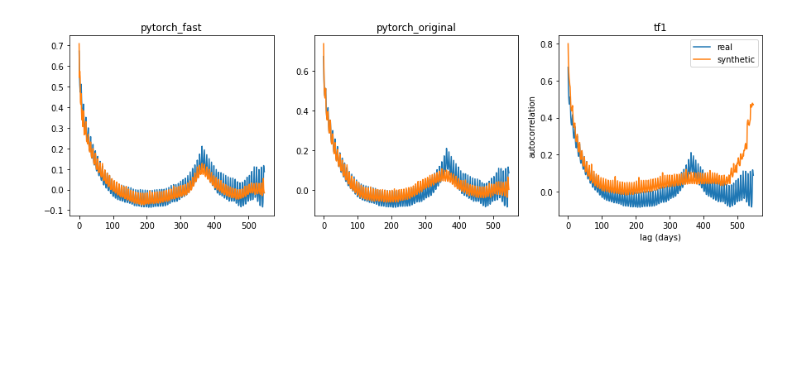
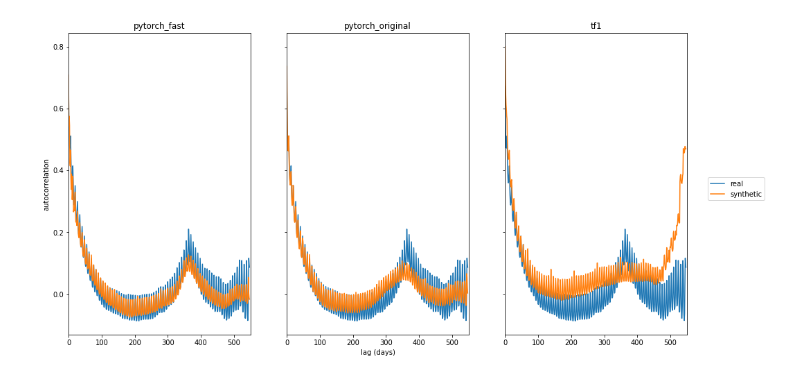
Before and after one commit to gretelai/public_research, a Jupyter notebook: oss_doppelganger/analysis.ipynb, the cells around one changed output. Saved outputs shown, nothing was run; the diff lists cells and outputs as text; code cells hidden in the pictures; blank space fills up the shorter version.

```diff
--- a/oss_doppelganger/analysis.ipynb
+++ b/oss_doppelganger/analysis.ipynb
@@ -79,22 +97,3 @@ synthetic_features = {
     name: np.expand_dims(df.drop(columns=["domain","access","agent"]).to_numpy(), axis=-1)
     for name, df in synthetic.items()
 }
-# %%
-# Plot per sequence midpoints
-# Figure 6 from paper
-plt.figure(figsize=(11,4))
-wwt_midpoints = get_midpoints(wwt_features)
-index = 1
-for name, f in synthetic_features.items():
-    m = get_midpoints(f)
-
-    ax = plt.subplot(1, len(synthetic_features), index)
-    ax.hist(wwt_midpoints, density=True, bins=25, alpha=0.3, label="real")
-    ax.hist(m, density=True, bins=25, alpha=0.3, label="synthetic")
-
-    ax.set_title(name)
-    index += 1
-
-plt.xlabel("midpoint: (min+max)/2")
-plt.legend()
-plt.show()
@@ -146,28 +214,29 @@ for name, df in synthetic.items():
     acf = get_autocorr(features)
     synthetic_acfs[name] = acf
 # %%
-# Plot autocorrelations
-# Figure 1 from paper
+# Image 4, autocorrelation
+# Recreation of Figure 1 from original paper
+
+fig = plt.figure(figsize=(16,8))
+
+axes = fig.subplots(1, len(synthetic_features), sharey=True, sharex=True)
 
 
-plt.figure(figsize=(15,4))
-plot_index = 1
-for name, acf in synthetic_acfs.items():
-
-    ax = plt.subplot(1, len(synthetic), plot_index)
-
+for ax, (name, acf) in zip(axes, synthetic_acfs.items()):
     ax.plot(wwt_acf, label="real")
     ax.plot(acf, label="synthetic")
 
     ax.set_title(name)
 
-    plot_index += 1
 
+axes[0].set_ylabel("autocorrelation")
+axes[1].set_xlabel("lag (days)")
+axes[0].set_xlim(0, 550)
 
-plt.legend()
-plt.xlabel("lag (days)")
-plt.ylabel("autocorrelation")
-#plt.title("Autocorrelation of daily page views for WWT data set")
+handles, labels = axes[0].get_legend_handles_labels()
+fig.legend(loc="center right", handles=handles, labels=labels)
+
+fig.savefig("autocorrelation.png")
 plt.show()
 # %% [output]
-[figure, old version]
+[figure, new version]
```
Also changed, not shown: parts of 12 cells of this notebook.
